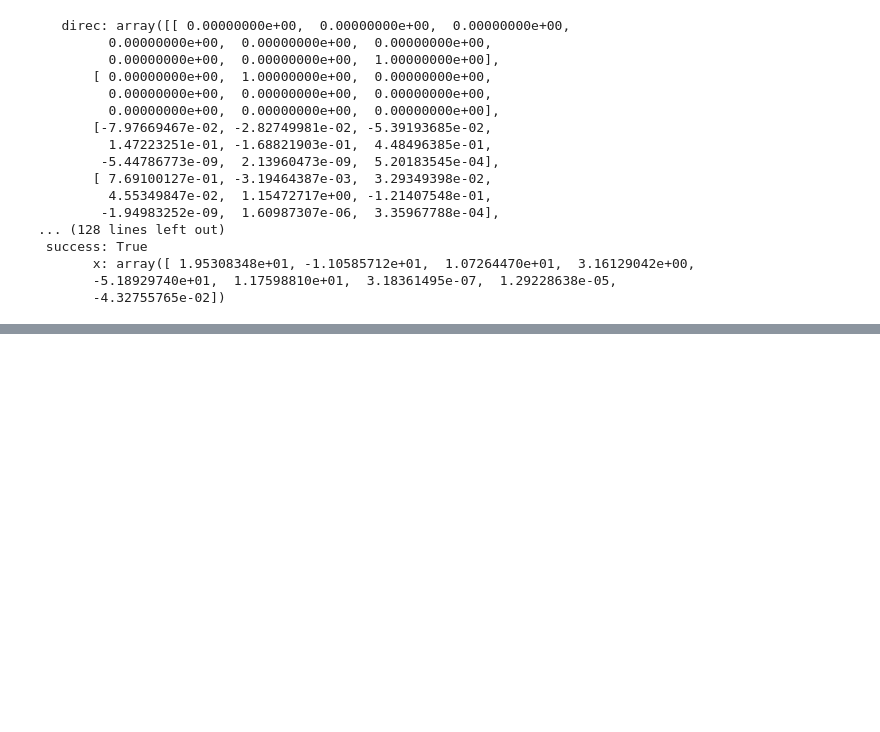
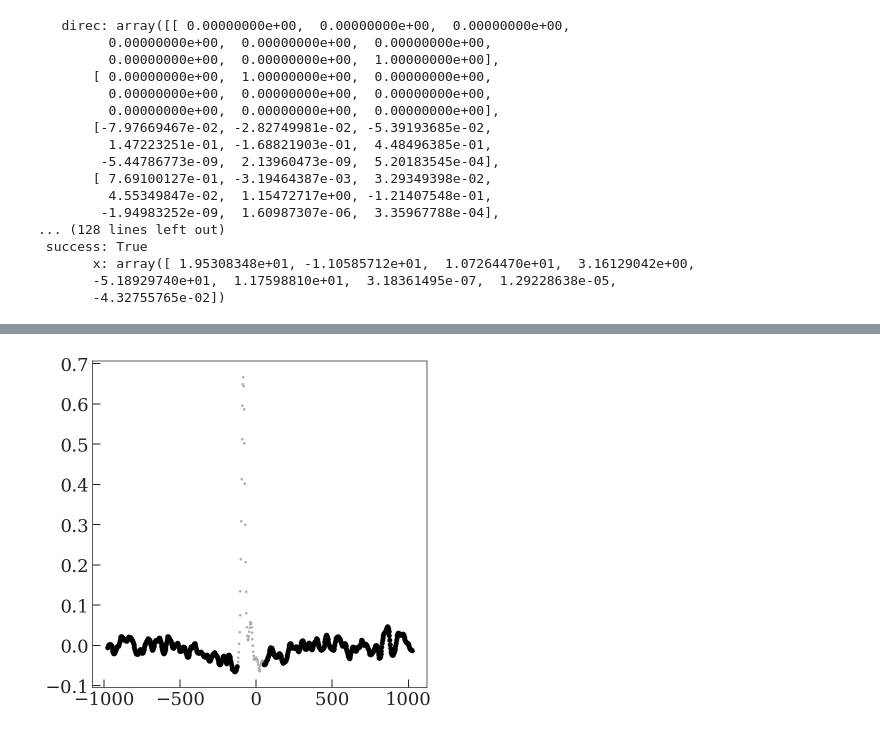
Before and after one commit to adrn/safari, a Jupyter notebook: notebooks/2M0412.ipynb, the cells around one changed output, grey strips where cells are left out. Drawn from its saved outputs; the diff is of its cells as text; code cells hidden in the pictures; blank space fills up the shorter version.

```diff
--- a/notebooks/2M0412.ipynb
+++ b/notebooks/2M0412.ipynb
@@ -239,0 +268,83 @@ for row, fitp, init in zip(tbl, fitted_pars, init_pars):
+# %%
+def plot_prediction(raw_data, x, y, yerr, gp):
+    plt.errorbar(x, y, yerr=yerr, fmt=".k", capsize=0, label="truth")
+
+    mu, variance = gp.predict(y, t=raw_data[0], return_var=True)
+    sigma = np.sqrt(variance)
+    plt.plot(raw_data[0], mu, label="prediction", color='tab:blue')
+    plt.fill_between(raw_data[0], mu - sigma, mu + sigma, color="tab:blue", alpha=0.2)
+
+
+def plot_full_prediction(x, y, yerr, gp, fitp):
+    plt.errorbar(x, y, yerr=yerr, fmt=".k", capsize=0, label="truth")
+
+    gauss_model = two_peak_model(fitp[3:6], fitp[6:], raw_data[0])
+    mu, variance = gp.predict(y - gauss_model, t=x, return_var=True)
+    sigma = np.sqrt(variance)
+    mu = mu + gauss_model
+    plt.plot(x, mu, label="prediction", color='tab:blue')
+    plt.fill_between(x, mu - sigma, mu + sigma, color="tab:blue", alpha=0.2)
+# %%
+gp_fitted_pars = []
+gp_rv1s = []
+gp_rv2s = []
+for row, fitp, init in zip(tbl, fitted_pars, init_pars):
+    raw_data = get_data(row)
+
+    mask = (raw_data[0] < -125) | (raw_data[0] > 50)
+
+    x, y, yerr = raw_data
+    x = x[mask]
+    y = y[mask]
+    yerr = yerr[mask]
+
+    plt.figure()
+    plt.errorbar(*raw_data, marker='.', ls='none', color='#aaaaaa')
+    plt.errorbar(x, y, yerr, marker='o', ls='none', color='k')
+
+    # ------------
+    # Setup the GP
+    kernel = terms.Matern32Term(sigma=np.exp(-3.0), rho=np.exp(3.0))
+    gp = celerite2.GaussianProcess(kernel, mean=0.)
+    gp.compute(x, yerr=yerr)
+    print("Initial log likelihood: {0}".format(gp.log_likelihood(y)))
+
+    # First only fit the GP params, away from peak:
+    initial_params = [0., -3, 3]
+    null_gauss_p = [0., 1, 1, 0, 1, 1]
+
+    def neg_ll(p, x, y, yerr, gp):
+        pp = np.concatenate((p, null_gauss_p))
+        return -ln_likelihood(pp, x, y, yerr, gp)
+
+    args = (x, y, yerr, gp)
+    gp_soln = minimize(neg_ll, initial_params, method="L-BFGS-B", args=args)
+    print(gp_soln.x)
+    opt_gp = set_params(gp_soln.x, *args)
+
+    plt.figure(figsize=(10, 5))
+    plot_prediction(raw_data, x, y, yerr, gp)
+
+    # Now fit the full model:
+    def neg_ll(p, x, y, yerr, gp):
+        return -ln_likelihood(p, x, y, yerr, gp)
+
+    args = (raw_data[0], raw_data[1], raw_data[2], gp)
+    init = np.concatenate((gp_soln.x, fitp[:6] + 1e-4))
+    soln = minimize(neg_ll, init, method="L-BFGS-B", args=args)
+    print(soln.x, soln.x - init)
+    opt_gp = set_params(soln.x, *args)
+
+    rv1 = soln.x[4]
+    rv2 = soln.x[4 + 3]
+
+    plt.figure(figsize=(10, 5))
+    plot_full_prediction(*raw_data, gp, soln.x)
+    plt.xlim(-250, 250)
+    plt.axvline(rv1, color='tab:red')
+    plt.axvline(rv2, color='tab:green')
+
+    gp_fitted_pars.append(soln.x)
+    gp_rv1s.append(rv1)
+    gp_rv2s.append(rv2)
+# %% [output]
@@ -239,0 +368 @@ for row, fitp, init in zip(tbl, fitted_pars, init_pars):
+[figure, added]
```
Also changed, not shown: parts of 35 cells of this notebook, 1 other file.
